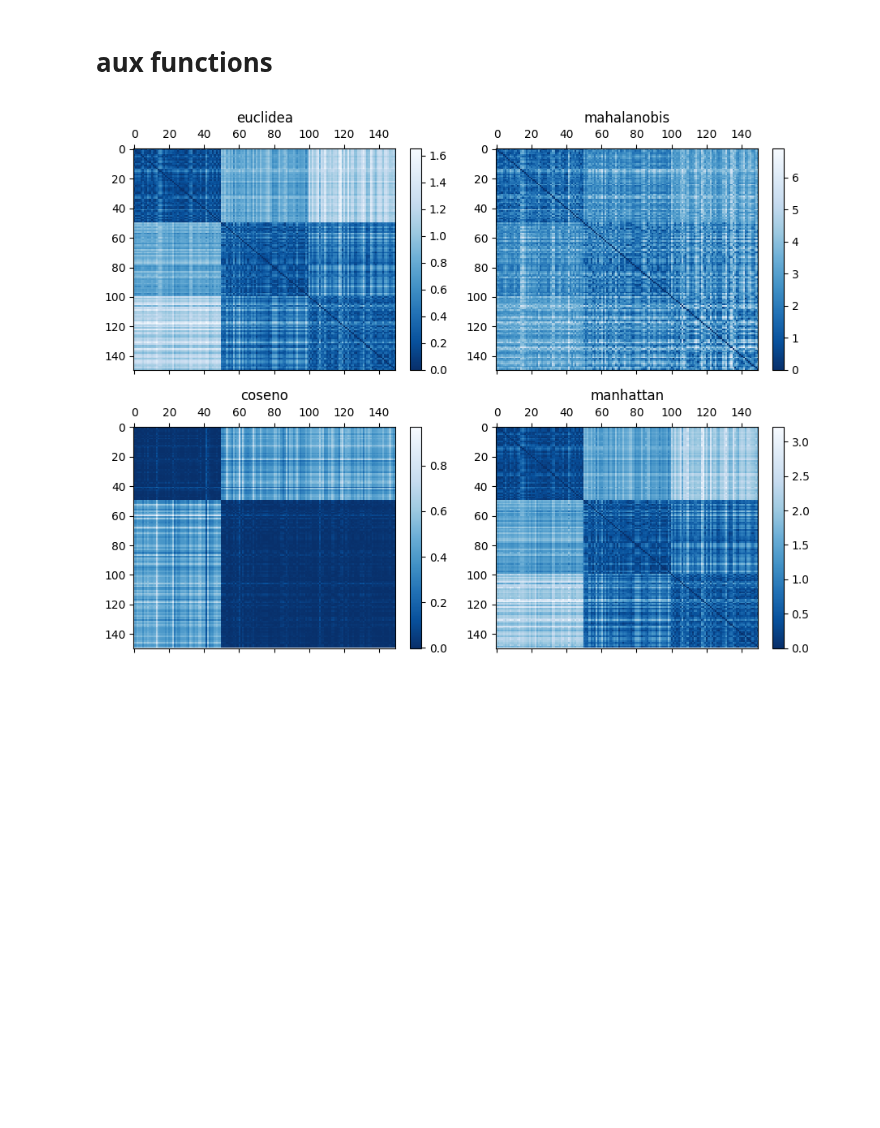
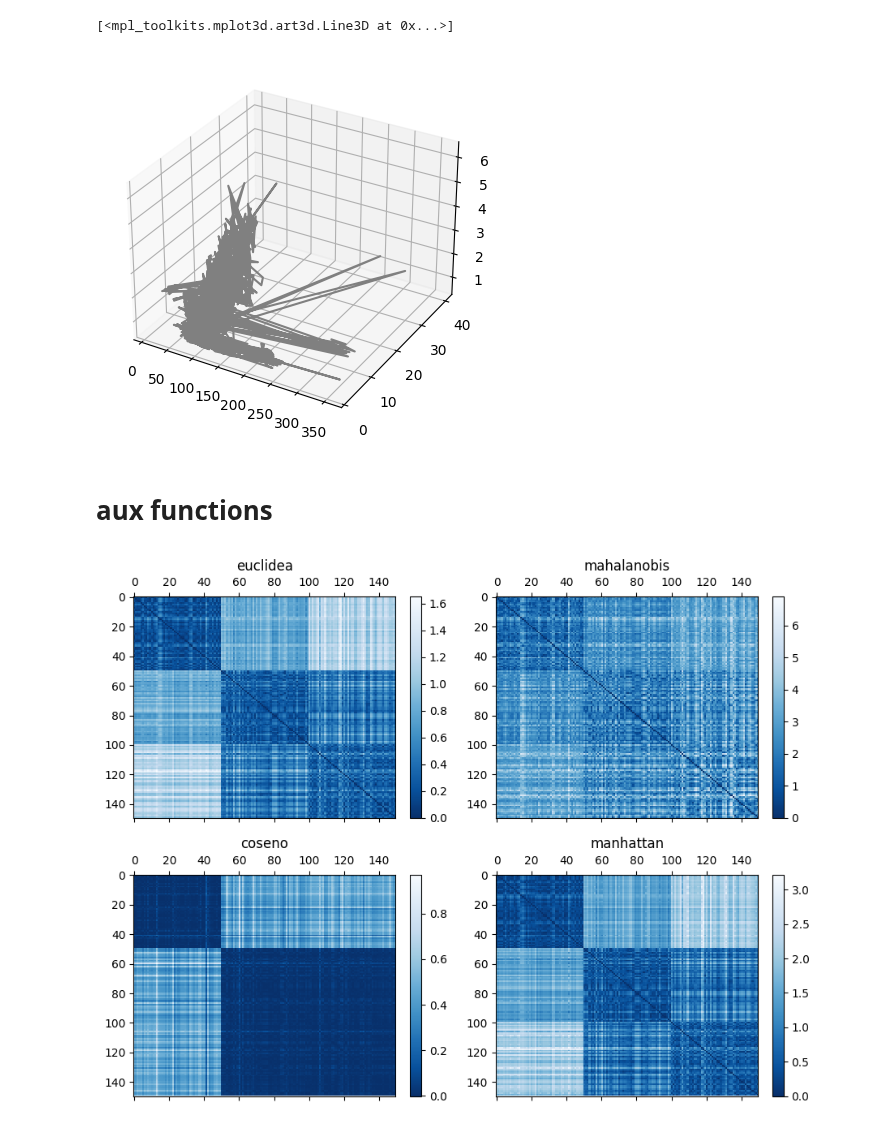
Before and after one commit to asgutierrt/Introduction_to_IA, a Jupyter notebook: unsupervised/no_supervisado_dev.ipynb, the cells around one changed output. Saved outputs shown, nothing was run; the diff lists cells and outputs as text; code cells hidden in the pictures; blank space fills up the shorter version.

```diff
--- a/unsupervised/no_supervisado_dev.ipynb
+++ b/unsupervised/no_supervisado_dev.ipynb
@@ -35,6 +35,22 @@ Requirement already satisfied: wcwidth in /usr/local/lib/python3.10/dist-package
 Requirement already satisfied: six>=1.5 in /usr/local/lib/python3.10/dist-packages (from python-dateutil>=2.8.1->pandas->babyplots) (1.16.0)
 Installing collected packages: jedi, babyplots
 Successfully installed babyplots-1.7.0 jedi-0.19.0
+# %%
+import pandas as pd
+
+url = 'https://apps.des.qld.gov.au/data-sets/waves/wave-7dayopdata.csv?timestamp=2023-09-30T10:33:01+10:00'
+c=pd.read_csv(url,skiprows=[0])
+# %%
+import matplotlib.pyplot as plt
+from mpl_toolkits import mplot3d
+c[[' Hmax',' Tp',' Direction']]
+
+fig = plt.figure()
+ax = plt.axes(projection='3d')
+ax.plot3D( c[' Direction'],c[' Tp'], c[' Hmax'], 'gray')
+# %% [output]
+[<mpl_toolkits.mplot3d.art3d.Line3D at 0x...>]
+[figure, added]
 # %% [markdown]
 # aux functions
 # %%
```
